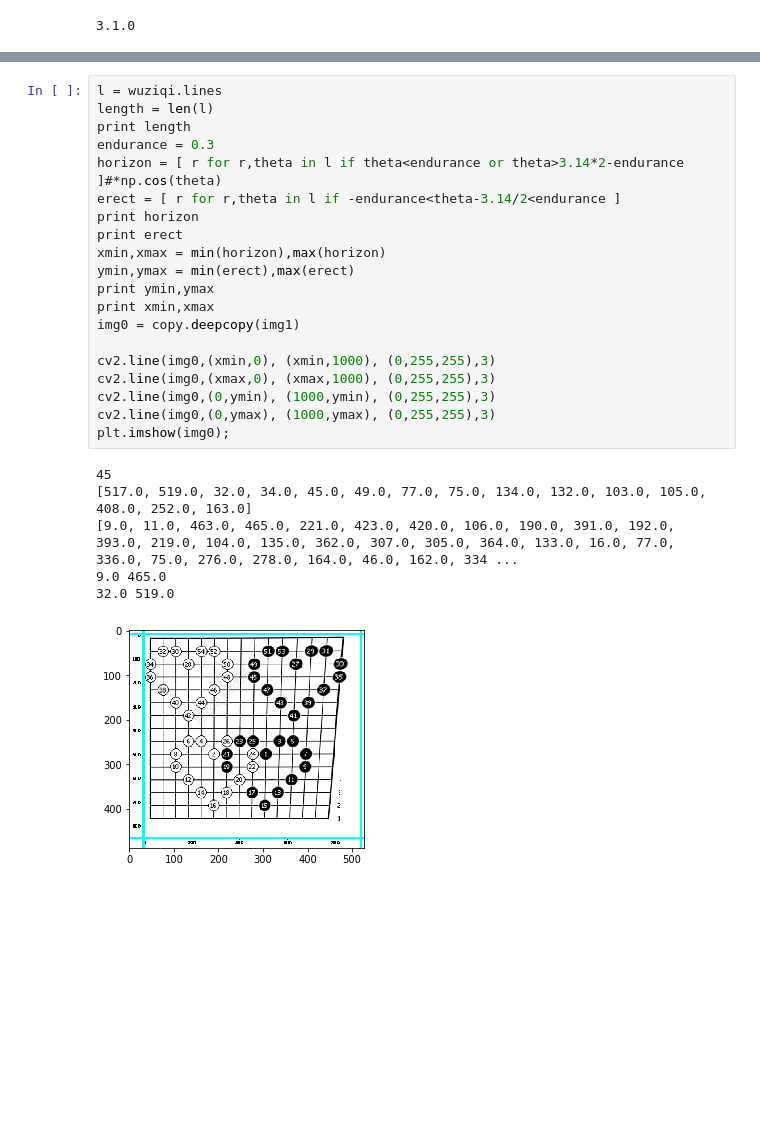
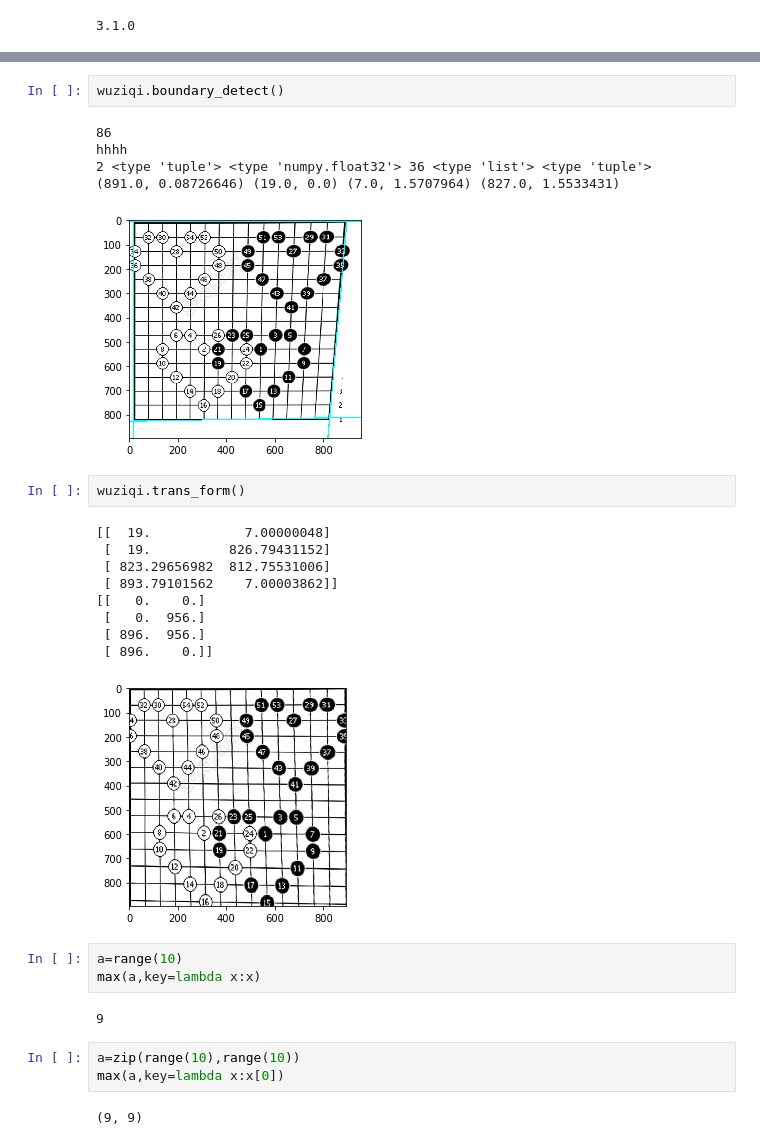
Before and after one commit to XiangyangShi/JupyterTips, a Jupyter notebook: wuziqi.ipynb, the cells around one changed output, grey strips where cells are left out. Drawn from its saved outputs; the diff is of its cells as text; blank space fills up the shorter version.

```diff
--- a/wuziqi.ipynb
+++ b/wuziqi.ipynb
@@ -116,27 +178,30 @@ wuziqi.straightLineDetection()
-# %%
-l = wuziqi.lines
-length = len(l)
-print length
-endurance = 0.3
-horizon = [ r for r,theta in l if theta<endurance or theta>3.14*2-endurance ]#*np.cos(theta)
-erect = [ r for r,theta in l if -endurance<theta-3.14/2<endurance ]
-print horizon
-print erect
-xmin,xmax = min(horizon),max(horizon)
-ymin,ymax = min(erect),max(erect)
-print ymin,ymax
-print xmin,xmax
-img0 = copy.deepcopy(img1)
-
-cv2.line(img0,(xmin,0), (xmin,1000), (0,255,255),3)
-cv2.line(img0,(xmax,0), (xmax,1000), (0,255,255),3)
-cv2.line(img0,(0,ymin), (1000,ymin), (0,255,255),3)
-cv2.line(img0,(0,ymax), (1000,ymax), (0,255,255),3)
-plt.imshow(img0);
-# %% [output]
-45
-[517.0, 519.0, 32.0, 34.0, 45.0, 49.0, 77.0, 75.0, 134.0, 132.0, 103.0, 105.0, 408.0, 252.0, 163.0]
-[9.0, 11.0, 463.0, 465.0, 221.0, 423.0, 420.0, 106.0, 190.0, 391.0, 192.0, 393.0, 219.0, 104.0, 135.0, 362.0, 307.0, 305.0, 364.0, 133.0, 16.0, 77.0, 336.0, 75.0, 276.0, 278.0, 164.0, 46.0, 162.0, 334 ...
-9.0 465.0
-32.0 519.0
-[figure, removed]
+# %%
+wuziqi.boundary_detect()
+# %% [output]
+86
+hhhh
+2 <type 'tuple'> <type 'numpy.float32'> 36 <type 'list'> <type 'tuple'>
+(891.0, 0.08726646) (19.0, 0.0) (7.0, 1.5707964) (827.0, 1.5533431)
+[figure, added]
+# %%
+wuziqi.trans_form()
+# %% [output]
+[[  19.            7.00000048]
+ [  19.          826.79431152]
+ [ 823.29656982  812.75531006]
+ [ 893.79101562    7.00003862]]
+[[   0.    0.]
+ [   0.  956.]
+ [ 896.  956.]
+ [ 896.    0.]]
+[figure, added]
+# %%
+a=range(10)
+max(a,key=lambda x:x)
+# %% [output]
+9
+# %%
+a=zip(range(10),range(10))
+max(a,key=lambda x:x[0])
+# %% [output]
+(9, 9)
```
Also changed, not shown: parts of 9 cells of this notebook.
